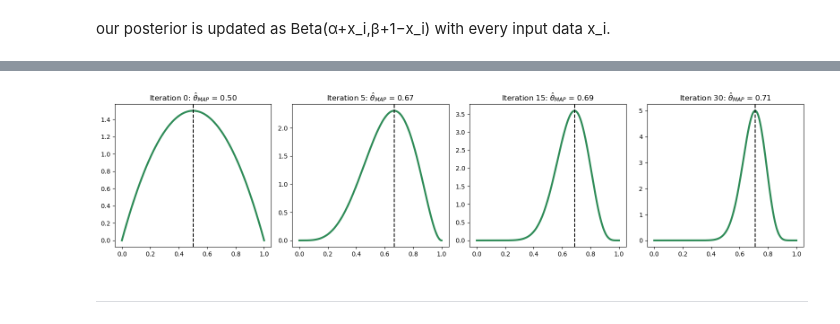
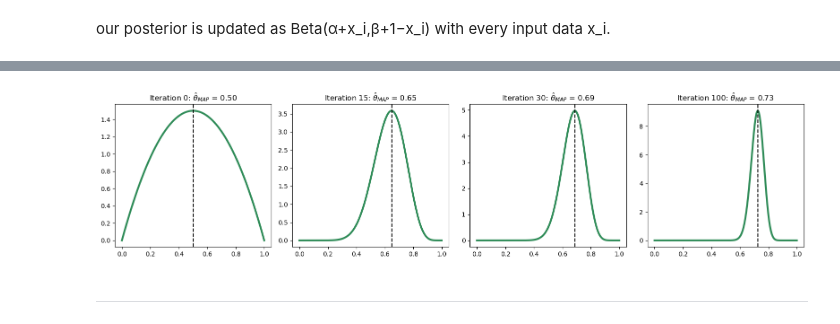
Before and after one commit to kppeterkiss/ml-labs, a Jupyter notebook: 2_Bayesian_stat/Bayesian Statistics Python_PyMC3_ArviZ.ipynb, the cells around one changed output, grey strips where cells are left out. Drawn from its saved outputs; the diff is of its cells as text; code cells hidden in the pictures.

```diff
--- a/2_Bayesian_stat/Bayesian Statistics Python_PyMC3_ArviZ.ipynb
+++ b/2_Bayesian_stat/Bayesian Statistics Python_PyMC3_ArviZ.ipynb
@@ -134,20 +123,20 @@ beta_X = np.linspace(0, 1, 1000)
 # %%
 my_color = '#2E8B57'
 fig, ax_arr = plt.subplots(ncols=4, figsize=(16,4), sharex=True)
-for i, iter_ in enumerate([0, 5, 15, 30]):
+for i, iter_ in enumerate([0, 15, 30, 100]):
     ax = ax_arr[i]
     a, b = beta_arr[iter_]
     beta_Y = sp.stats.beta.pdf(x=beta_X, a=a, b=b)
     ax.plot(beta_X, beta_Y, color=my_color, linewidth=3)
     if a > 1 and b > 1:
         mode = (a-1)/(a+b-2)
     else:
         mode = a/(a+b)
     ax.axvline(x=mode, linestyle='--', color='k')
     ax.set_title('Iteration %d: $\hat{\\theta}_{MAP}$ = %.2f'%(iter_, mode))
 fig.tight_layout()
 # %% [output]
-[figure, old version]
+[figure, new version]
 # %% [markdown]
 ***
 # %% [markdown]
```
Also changed, not shown: parts of 19 cells of this notebook, 2 other files.
